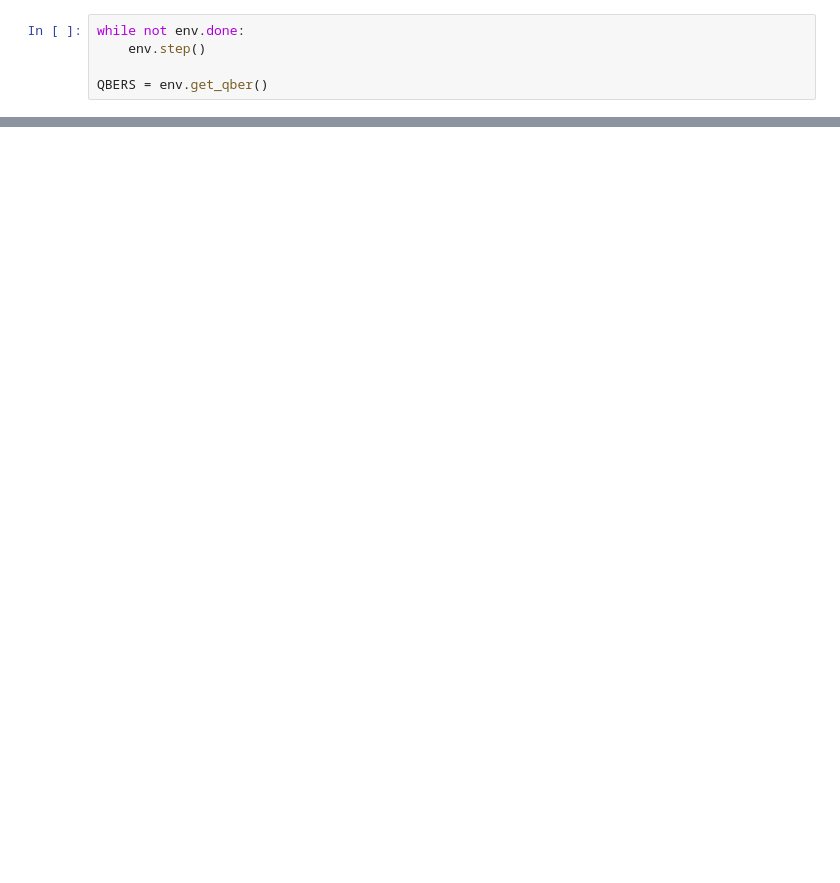
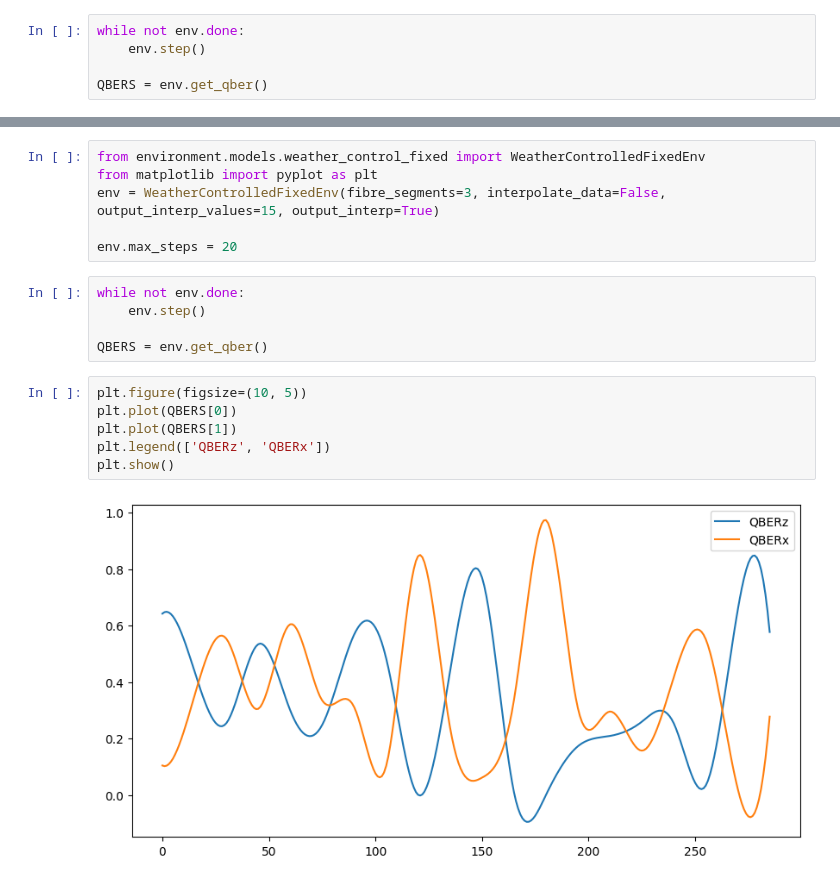
Before and after one commit to callmechristian/qnctrl, a Jupyter notebook: weatherdata_interp.ipynb, the cells around one changed output, grey strips where cells are left out. Drawn from its saved outputs; the diff is of its cells as text; blank space fills up the shorter version.

```diff
--- a/weatherdata_interp.ipynb
+++ b/weatherdata_interp.ipynb
@@ -18,0 +19,19 @@ plt.show()
+# %%
+from environment.models.weather_control_fixed import WeatherControlledFixedEnv
+from matplotlib import pyplot as plt
+env = WeatherControlledFixedEnv(fibre_segments=3, interpolate_data=False, output_interp_values=15, output_interp=True)
+
+env.max_steps = 20
+# %%
+while not env.done:
+    env.step()
+
+QBERS = env.get_qber()
+# %%
+plt.figure(figsize=(10, 5))
+plt.plot(QBERS[0])
+plt.plot(QBERS[1])
+plt.legend(['QBERz', 'QBERx'])
+plt.show()
+# %% [output]
+[figure, added]
```
Also changed, not shown: parts of 2 cells of this notebook, 2 other files.
